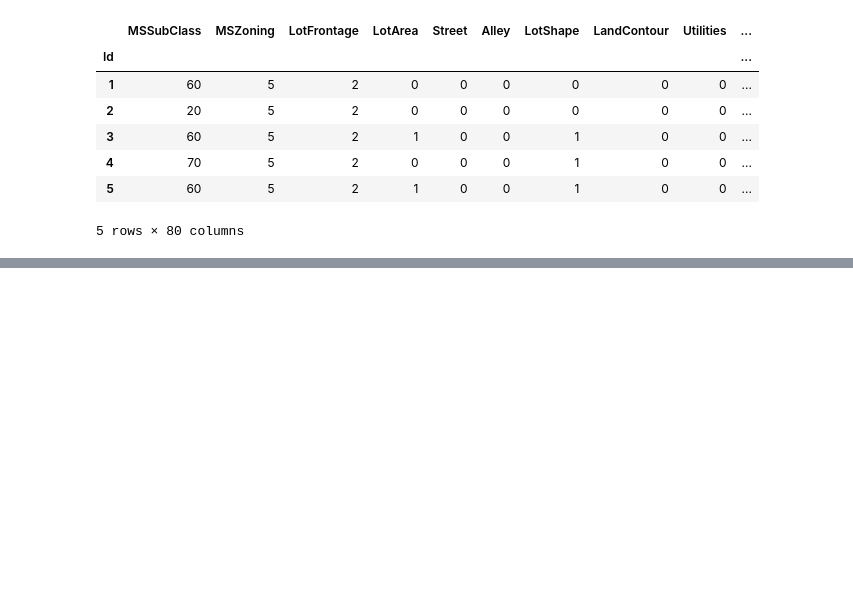
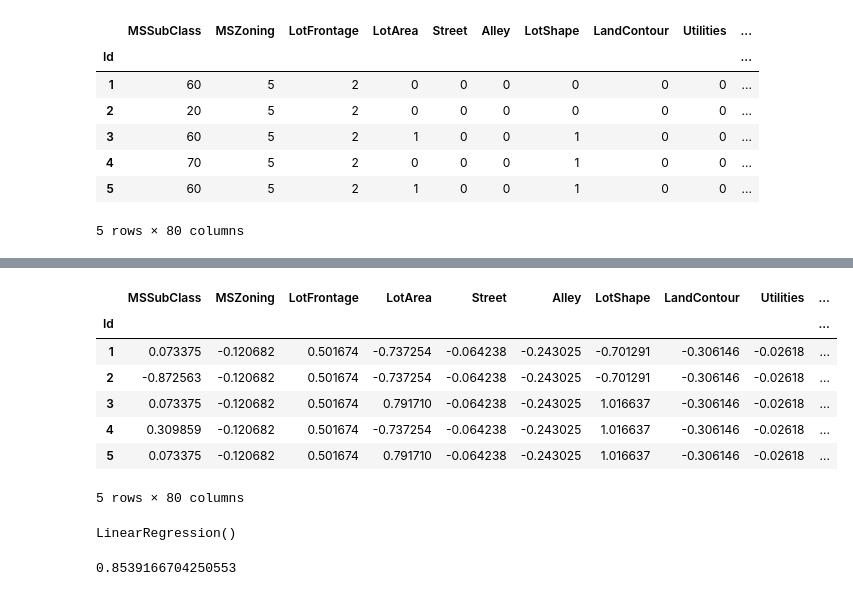
Before and after one commit to brunobou/projet_personnel, a Jupyter notebook: kaggle_house_price/testing model.ipynb, the cells around one changed output, grey strips where cells are left out. Cells and saved outputs as stored; diff of their text form; code cells hidden in the pictures; blank space fills up the shorter version.

```diff
--- a/kaggle_house_price/testing model.ipynb
+++ b/kaggle_house_price/testing model.ipynb
@@ -21,0 +44,14 @@ df_train.head()
+# %%
+scaler=StandardScaler()
+X= pd.DataFrame(scaler.fit_transform(df_train),index=df_train.index,columns=df_train.columns)
+# %%
+X.head()
+# %% [output]
+|  | MSSubClass | MSZoning | LotFrontage | LotArea | Street | Alley | LotShape | LandContour | Utilities | ... |
+| Id |  |  |  |  |  |  |  |  |  | ... |
+| 1 | 0.073375 | -0.120682 | 0.501674 | -0.737254 | -0.064238 | -0.243025 | -0.701291 | -0.306146 | -0.02618 | ... |
+| 2 | -0.872563 | -0.120682 | 0.501674 | -0.737254 | -0.064238 | -0.243025 | -0.701291 | -0.306146 | -0.02618 | ... |
+| 3 | 0.073375 | -0.120682 | 0.501674 | 0.791710 | -0.064238 | -0.243025 | 1.016637 | -0.306146 | -0.02618 | ... |
+| 4 | 0.309859 | -0.120682 | 0.501674 | -0.737254 | -0.064238 | -0.243025 | 1.016637 | -0.306146 | -0.02618 | ... |
+| 5 | 0.073375 | -0.120682 | 0.501674 | 0.791710 | -0.064238 | -0.243025 | 1.016637 | -0.306146 | -0.02618 | ... |
+5 rows × 80 columns
@@ -21,0 +65,8 @@ df_train.head()
+# %%
+lr.fit(X_train,y_train)
+# %% [output]
+LinearRegression()
+# %%
+lr.score(X_train,y_train)
+# %% [output]
+0.8539166704250553
```
Also changed, not shown: parts of 13 cells of this notebook.
